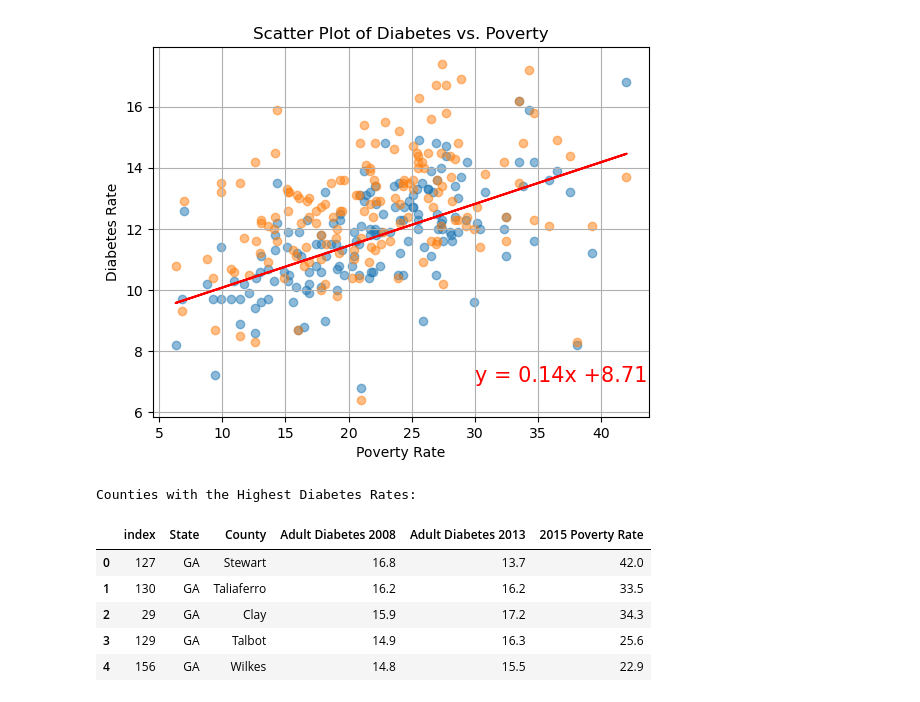
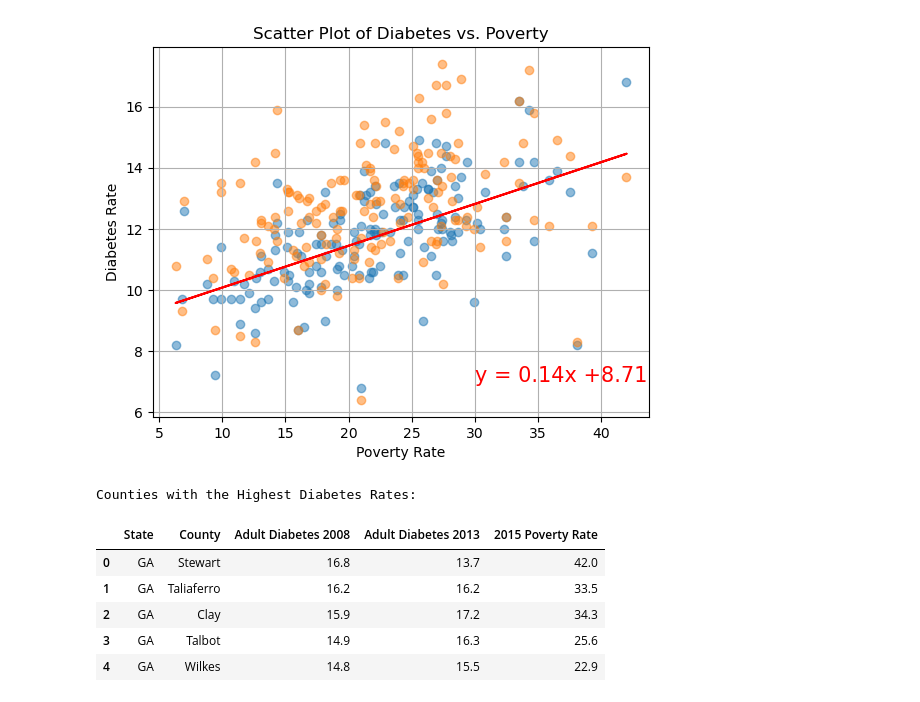
Before and after one commit to anishak520/Project1, a Jupyter notebook: FoodEnvironmentAtlas2/diabetesvspoverty.ipynb, the cells around one changed output. Saved outputs shown, nothing was run; the diff lists cells and outputs as text; code cells hidden in the pictures.

```diff
--- a/FoodEnvironmentAtlas2/diabetesvspoverty.ipynb
+++ b/FoodEnvironmentAtlas2/diabetesvspoverty.ipynb
@@ -108,24 +108,26 @@ The r-value is: 0.3441578590845827
 # %%
 # Sort the DataFrame based on the "Diabetes_Adults_2017" column in descending order
 GAcounties_sorted = GAcounties.sort_values(by="Adult Diabetes 2008", ascending=False)
 
 # Get the top 5 counties with the highest values
 top_5_counties = GAcounties_sorted.head(5)
 
 # Get the bottom 5 counties with the lowest values
 bottom_5_counties = GAcounties_sorted.tail(5)
-
+# Reset the index (assuming you want to drop the default index column)
+top_5_counties.reset_index(drop=True, inplace=True)
+bottom_5_counties.reset_index(drop=True, inplace=True)
 # Print the top and bottom 5 counties
 print("Counties with the Highest Diabetes Rates:")
-top_5_counties.reset_index()
+top_5_counties
 # %% [output]
 Counties with the Highest Diabetes Rates:
-|  | index | State | County | Adult Diabetes 2008 | Adult Diabetes 2013 | 2015 Poverty Rate |
-| 0 | 127 | GA | Stewart | 16.8 | 13.7 | 42.0 |
-| 1 | 130 | GA | Taliaferro | 16.2 | 16.2 | 33.5 |
-| 2 | 29 | GA | Clay | 15.9 | 17.2 | 34.3 |
-| 3 | 129 | GA | Talbot | 14.9 | 16.3 | 25.6 |
-| 4 | 156 | GA | Wilkes | 14.8 | 15.5 | 22.9 |
+|  | State | County | Adult Diabetes 2008 | Adult Diabetes 2013 | 2015 Poverty Rate |
+| 0 | GA | Stewart | 16.8 | 13.7 | 42.0 |
+| 1 | GA | Taliaferro | 16.2 | 16.2 | 33.5 |
+| 2 | GA | Clay | 15.9 | 17.2 | 34.3 |
+| 3 | GA | Talbot | 14.9 | 16.3 | 25.6 |
+| 4 | GA | Wilkes | 14.8 | 15.5 | 22.9 |
 # %%
 diabetes_column = "Adult Diabetes 2008", "Adult Diabetes 2013"
 poverty_column = "2015 Poverty Rate"
```
Also changed, not shown: parts of 3 cells of this notebook, 8 other files.
